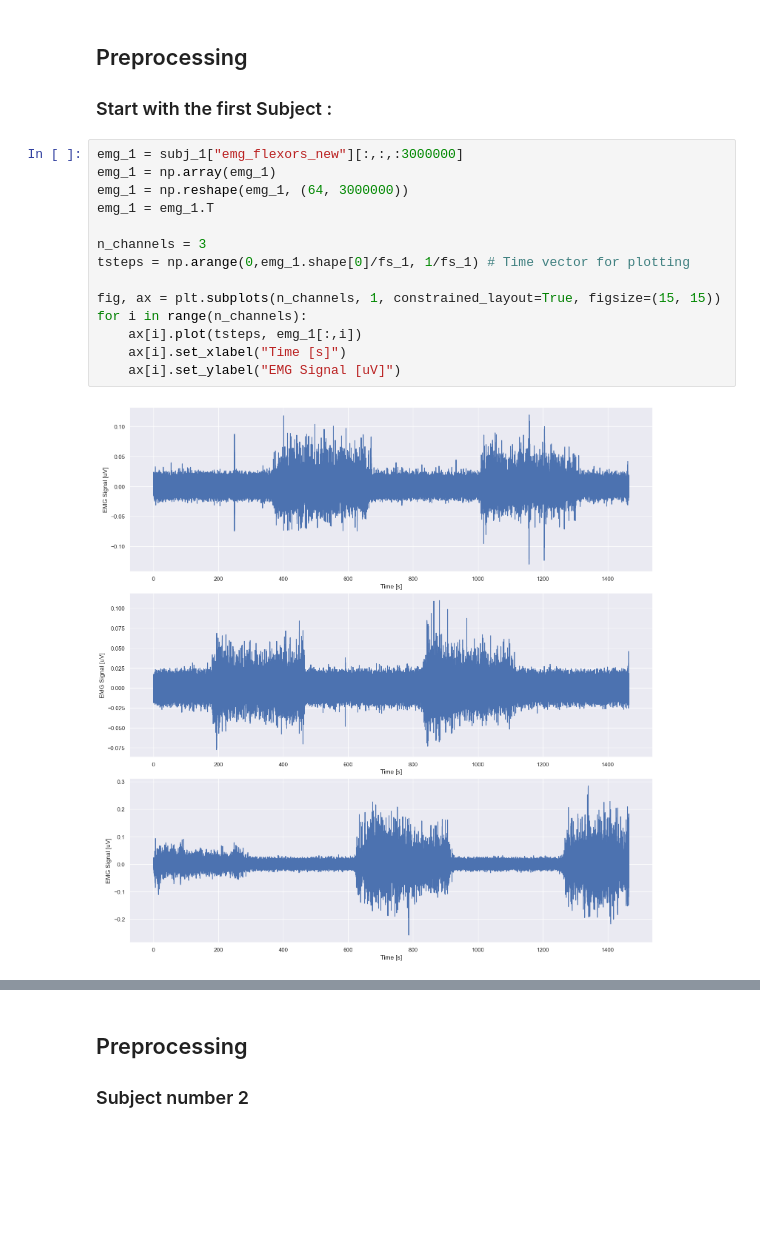
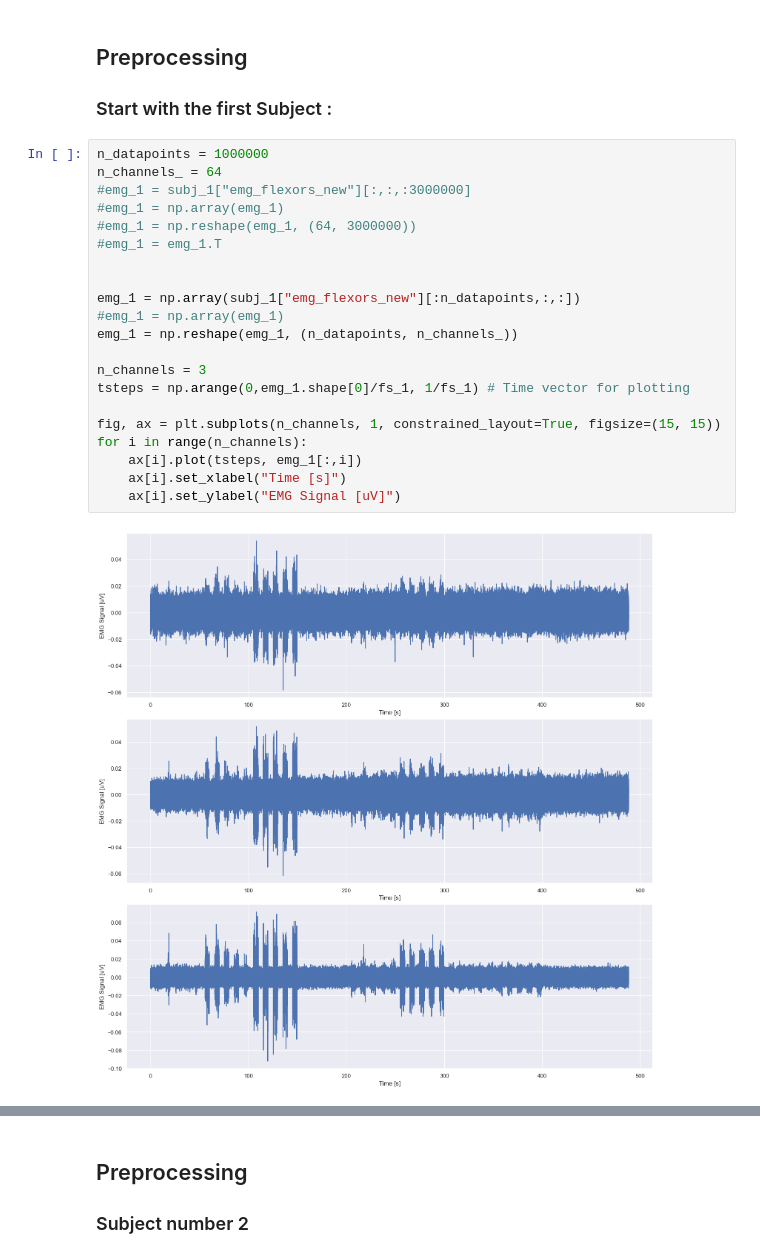
Before and after one commit to shrinidhivelan/NSSP_project3, a Jupyter notebook: Miniproject3_Subjects_NMF.ipynb, the cells around one changed output, grey strips where cells are left out. Cells and saved outputs as stored; diff of their text form; blank space fills up the shorter version.

```diff
--- a/Miniproject3_Subjects_NMF.ipynb
+++ b/Miniproject3_Subjects_NMF.ipynb
@@ -35,21 +35,28 @@ fs_3 = np.array(fs_3)[0][0]
 ## Preprocessing
 ### Start with the first Subject :
 # %%
-emg_1 = subj_1["emg_flexors_new"][:,:,:3000000]
-emg_1 = np.array(emg_1)
-emg_1 = np.reshape(emg_1, (64, 3000000))
-emg_1 = emg_1.T
+n_datapoints = 1000000
+n_channels_ = 64
+#emg_1 = subj_1["emg_flexors_new"][:,:,:3000000]
+#emg_1 = np.array(emg_1)
+#emg_1 = np.reshape(emg_1, (64, 3000000))
+#emg_1 = emg_1.T
+
+
+emg_1 = np.array(subj_1["emg_flexors_new"][:n_datapoints,:,:])
+#emg_1 = np.array(emg_1)
+emg_1 = np.reshape(emg_1, (n_datapoints, n_channels_))
 
 n_channels = 3
 tsteps = np.arange(0,emg_1.shape[0]/fs_1, 1/fs_1) # Time vector for plotting
 
 fig, ax = plt.subplots(n_channels, 1, constrained_layout=True, figsize=(15, 15))
 for i in range(n_channels):
     ax[i].plot(tsteps, emg_1[:,i])
     ax[i].set_xlabel("Time [s]")
     ax[i].set_ylabel("EMG Signal [uV]")
 # %% [output]
-[figure, old version]
+[figure, new version]
 # %%
 Wn = (5, 500)
 sos_1 = butter(N=4, Wn=Wn, fs=fs_1, btype="bandpass", output="sos")
```
Also changed, not shown: parts of 23 cells of this notebook, 2 other files.
